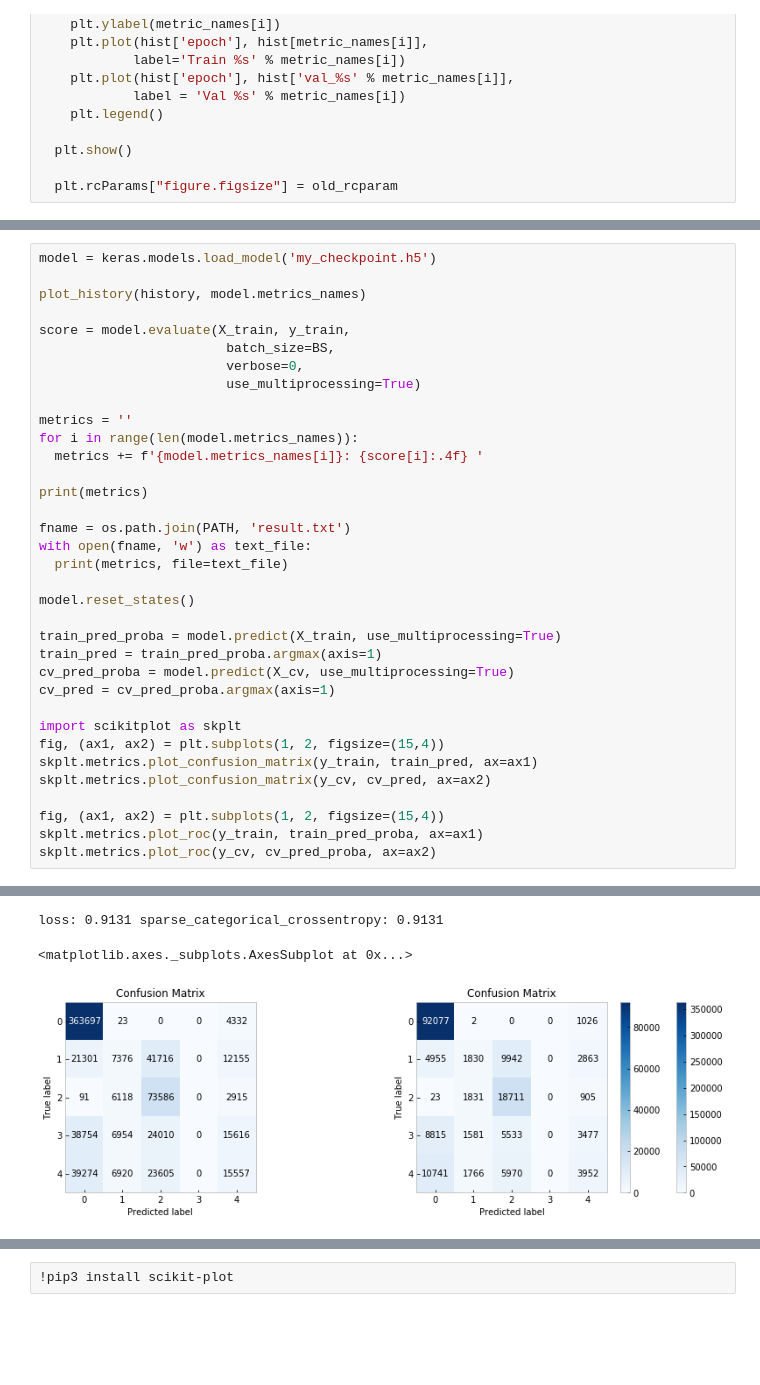
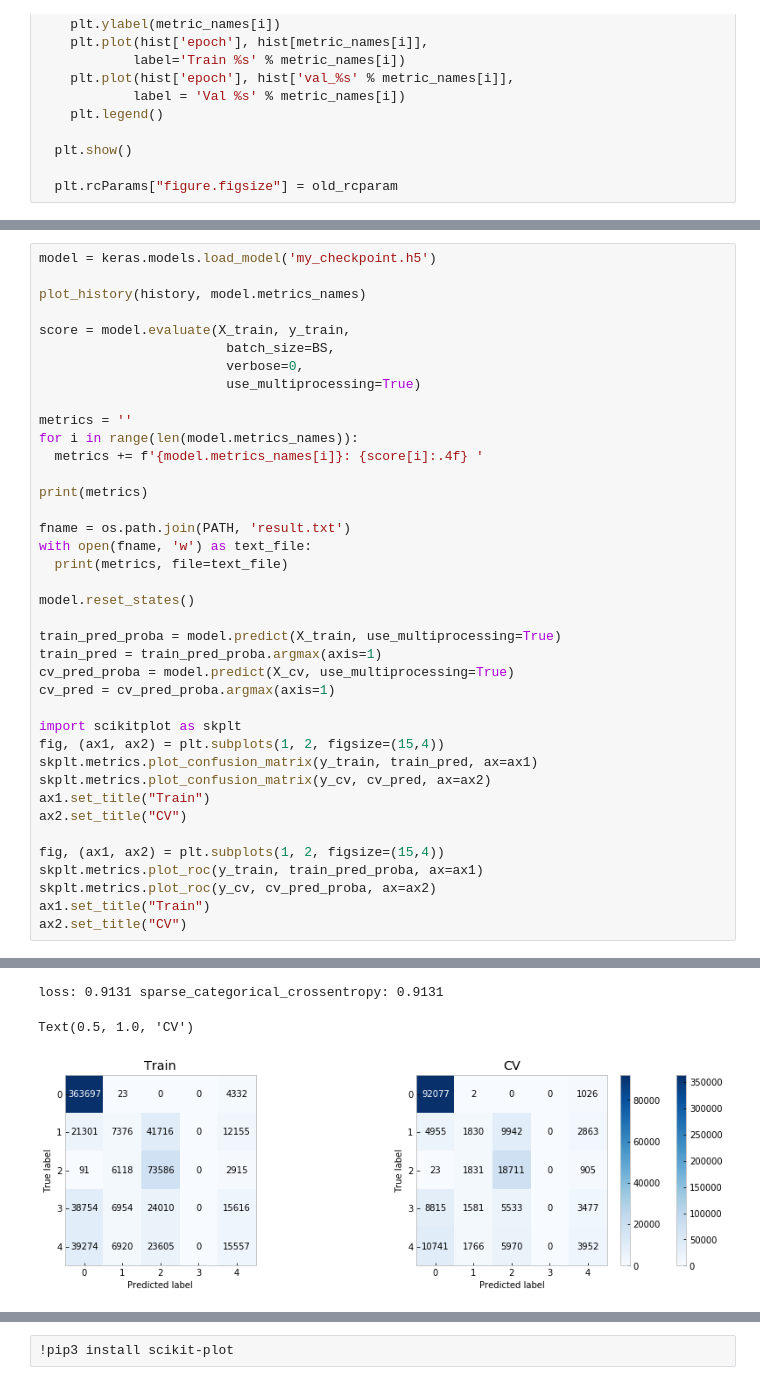
Before and after one commit to ABV-Hub/crowdanalytix, a Jupyter notebook: workinprogress.ipynb, the cells around one changed output, grey strips where cells are left out. Drawn from its saved outputs; the diff is of its cells as text; blank space fills up the shorter version.

```diff
--- a/workinprogress.ipynb
+++ b/workinprogress.ipynb
@@ -295,32 +311,36 @@ score = model.evaluate(X_train, y_train,
                         use_multiprocessing=True)
 
 metrics = ''
 for i in range(len(model.metrics_names)):
   metrics += f'{model.metrics_names[i]}: {score[i]:.4f} '
 
 print(metrics)
 
 fname = os.path.join(PATH, 'result.txt')
 with open(fname, 'w') as text_file:
   print(metrics, file=text_file)
 
 model.reset_states()
 
 train_pred_proba = model.predict(X_train, use_multiprocessing=True)
 train_pred = train_pred_proba.argmax(axis=1)
 cv_pred_proba = model.predict(X_cv, use_multiprocessing=True)
 cv_pred = cv_pred_proba.argmax(axis=1)
 
 import scikitplot as skplt
 fig, (ax1, ax2) = plt.subplots(1, 2, figsize=(15,4))
 skplt.metrics.plot_confusion_matrix(y_train, train_pred, ax=ax1)
 skplt.metrics.plot_confusion_matrix(y_cv, cv_pred, ax=ax2)
+ax1.set_title("Train")
+ax2.set_title("CV")
 
 fig, (ax1, ax2) = plt.subplots(1, 2, figsize=(15,4))
 skplt.metrics.plot_roc(y_train, train_pred_proba, ax=ax1)
 skplt.metrics.plot_roc(y_cv, cv_pred_proba, ax=ax2)
+ax1.set_title("Train")
+ax2.set_title("CV")
 # %% [output]
 [figure]
 loss: 0.9131 sparse_categorical_crossentropy: 0.9131
-<matplotlib.axes._subplots.AxesSubplot at 0x...>
+Text(0.5, 1.0, 'CV')
-[figure, old version]
+[figure, new version]
```
Also changed, not shown: parts of 5 cells of this notebook.
